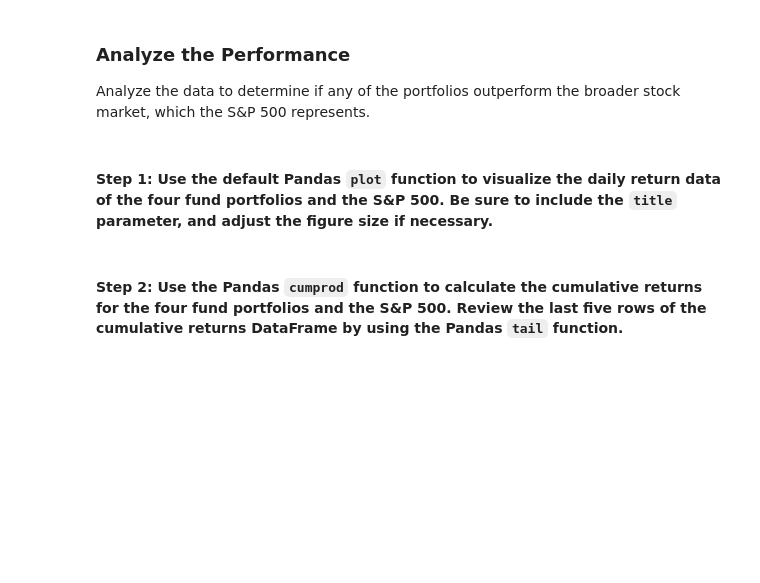
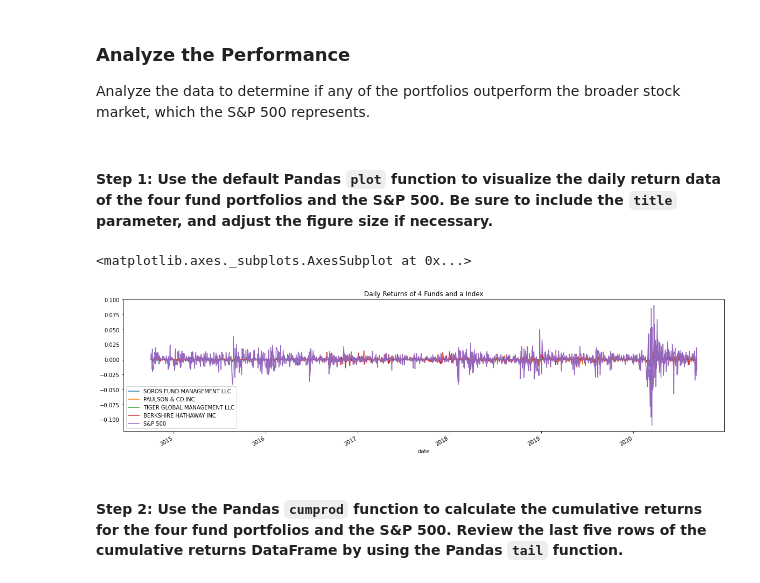
Before and after one commit to AnilVinnakota/assignment4, a Jupyter notebook: risk_return_analysis.ipynb, the cells around one changed output. Drawn from its saved outputs; the diff is of its cells as text; code cells hidden in the pictures; blank space fills up the shorter version.

```diff
--- a/risk_return_analysis.ipynb
+++ b/risk_return_analysis.ipynb
@@ -154,7 +154,11 @@ Analyze the data to determine if any of the portfolios outperform the broader st
 # %%
 # Plot the daily return data of the 4 funds and the S&P 500
 # Inclue a title parameter and adjust the figure size
 # YOUR CODE HERE
+daily_returns.plot(figsize=(20,5), title="Daily Returns of 4 Funds and a Index")
+# %% [output]
+<matplotlib.axes._subplots.AxesSubplot at 0x...>
+[figure, added]
 # %% [markdown]
 #### Step 2: Use the Pandas `cumprod` function to calculate the cumulative returns for the four fund portfolios and the S&P 500. Review the last five rows of the cumulative returns DataFrame by using the Pandas `tail` function.
 # %%
```
Also changed, not shown: parts of 3 cells of this notebook.
